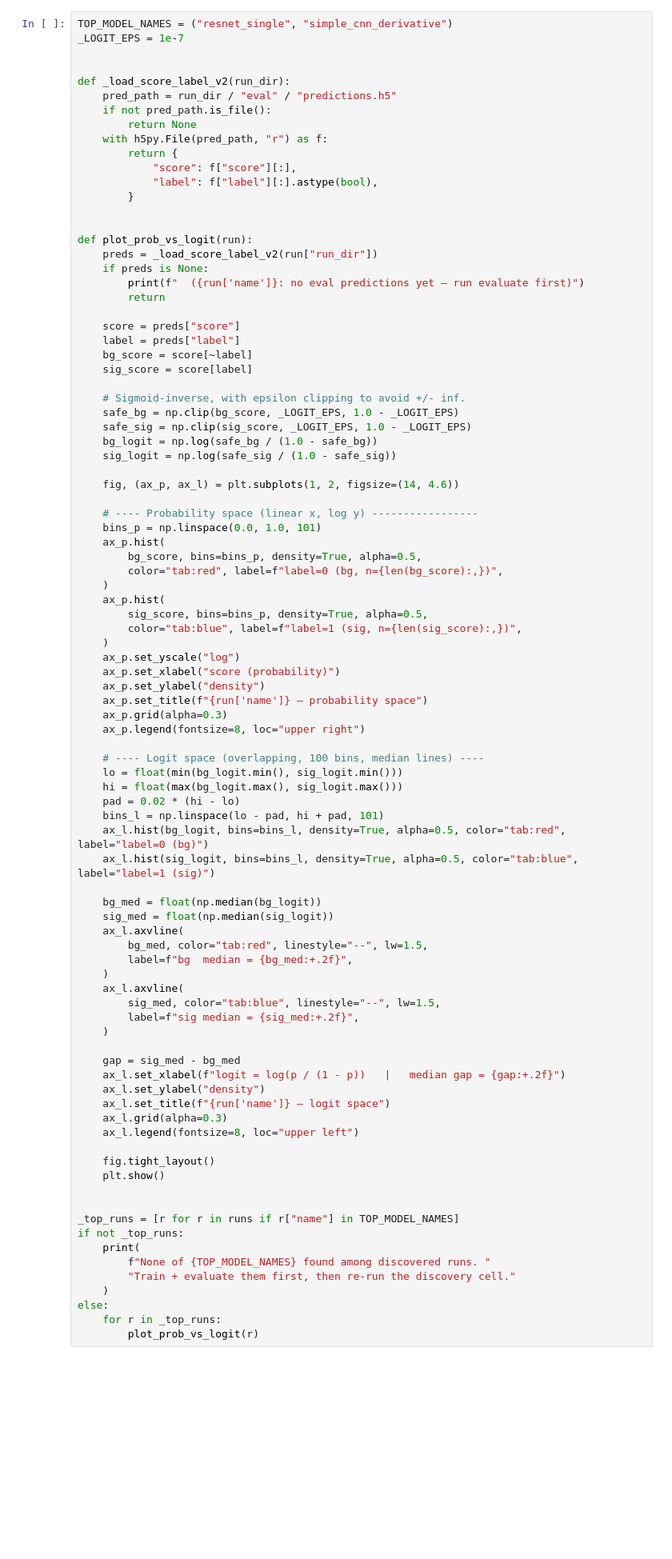
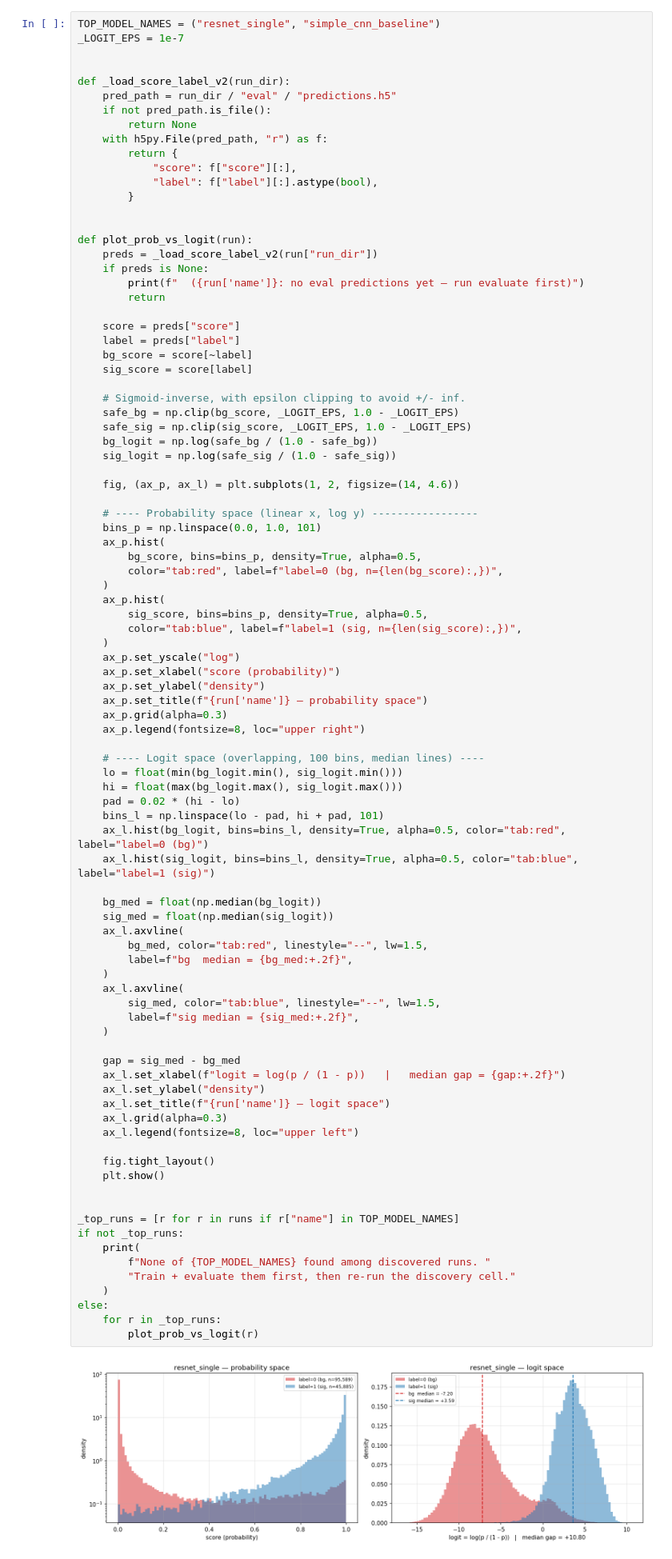
Before and after one commit to Galileo-Sandbox/MAJORANA_ACP, a Jupyter notebook: notebooks/data_visualization.ipynb, the cells around one changed output. Shown at 80% size. Drawn from its saved outputs; the diff is of its cells as text; blank space fills up the shorter version.

```diff
--- a/notebooks/data_visualization.ipynb
+++ b/notebooks/data_visualization.ipynb
@@ -887,7 +893,7 @@ and `simple_cnn_derivative`). Median lines in the logit panel
 highlight the inter-class gap — a wider gap means a stronger
 classifier.
 # %%
-TOP_MODEL_NAMES = ("resnet_single", "simple_cnn_derivative")
+TOP_MODEL_NAMES = ("resnet_single", "simple_cnn_baseline")
 _LOGIT_EPS = 1e-7
 
 
@@ -950,30 +956,32 @@ def plot_prob_vs_logit(run):
     sig_med = float(np.median(sig_logit))
     ax_l.axvline(
         bg_med, color="tab:red", linestyle="--", lw=1.5,
         label=f"bg  median = {bg_med:+.2f}",
     )
     ax_l.axvline(
         sig_med, color="tab:blue", linestyle="--", lw=1.5,
         label=f"sig median = {sig_med:+.2f}",
     )
 
     gap = sig_med - bg_med
     ax_l.set_xlabel(f"logit = log(p / (1 - p))   |   median gap = {gap:+.2f}")
     ax_l.set_ylabel("density")
     ax_l.set_title(f"{run['name']} — logit space")
     ax_l.grid(alpha=0.3)
     ax_l.legend(fontsize=8, loc="upper left")
 
     fig.tight_layout()
     plt.show()
 
 
 _top_runs = [r for r in runs if r["name"] in TOP_MODEL_NAMES]
 if not _top_runs:
     print(
         f"None of {TOP_MODEL_NAMES} found among discovered runs. "
         "Train + evaluate them first, then re-run the discovery cell."
     )
 else:
     for r in _top_runs:
         plot_prob_vs_logit(r)
+# %% [output]
+[figure, added]
```
Also changed, not shown: parts of 8 cells of this notebook.
